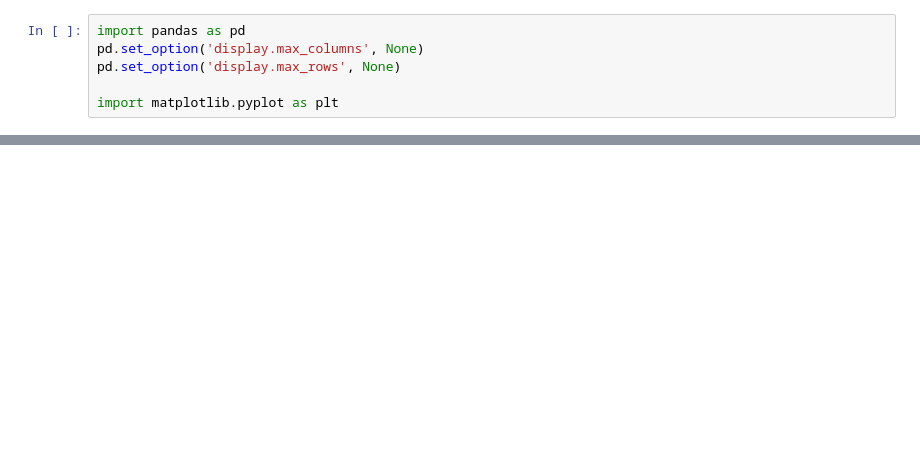
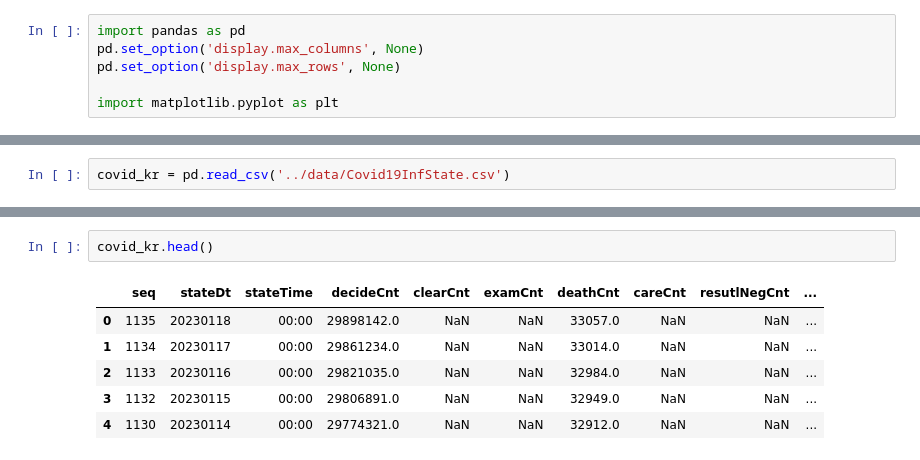
Before and after one commit to tiod0611/practice_language, a Jupyter notebook: python/TimeSeries/covid_korea/covid_korea.ipynb, the cells around one changed output, grey strips where cells are left out. Saved outputs shown, nothing was run; the diff lists cells and outputs as text; blank space fills up the shorter version.

Commit message:
2023.01.31: TimeSeries

```diff
--- a/python/TimeSeries/covid_korea/covid_korea.ipynb
+++ b/python/TimeSeries/covid_korea/covid_korea.ipynb
@@ -148,0 +12,2 @@ https://kdx.kr/data/view/25918
+# %%
+covid_kr = pd.read_csv('../data/Covid19InfState.csv')
@@ -148,0 +36,9 @@ https://kdx.kr/data/view/25918
+# %%
+covid_kr.head()
+# %% [output]
+|  | seq | stateDt | stateTime | decideCnt | clearCnt | examCnt | deathCnt | careCnt | resutlNegCnt | ... |
+| 0 | 1135 | 20230118 | 00:00 | 29898142.0 | NaN | NaN | 33057.0 | NaN | NaN | ... |
+| 1 | 1134 | 20230117 | 00:00 | 29861234.0 | NaN | NaN | 33014.0 | NaN | NaN | ... |
+| 2 | 1133 | 20230116 | 00:00 | 29821035.0 | NaN | NaN | 32984.0 | NaN | NaN | ... |
+| 3 | 1132 | 20230115 | 00:00 | 29806891.0 | NaN | NaN | 32949.0 | NaN | NaN | ... |
+| 4 | 1130 | 20230114 | 00:00 | 29774321.0 | NaN | NaN | 32912.0 | NaN | NaN | ... |
```
Also changed, not shown: parts of 54 cells of this notebook.
